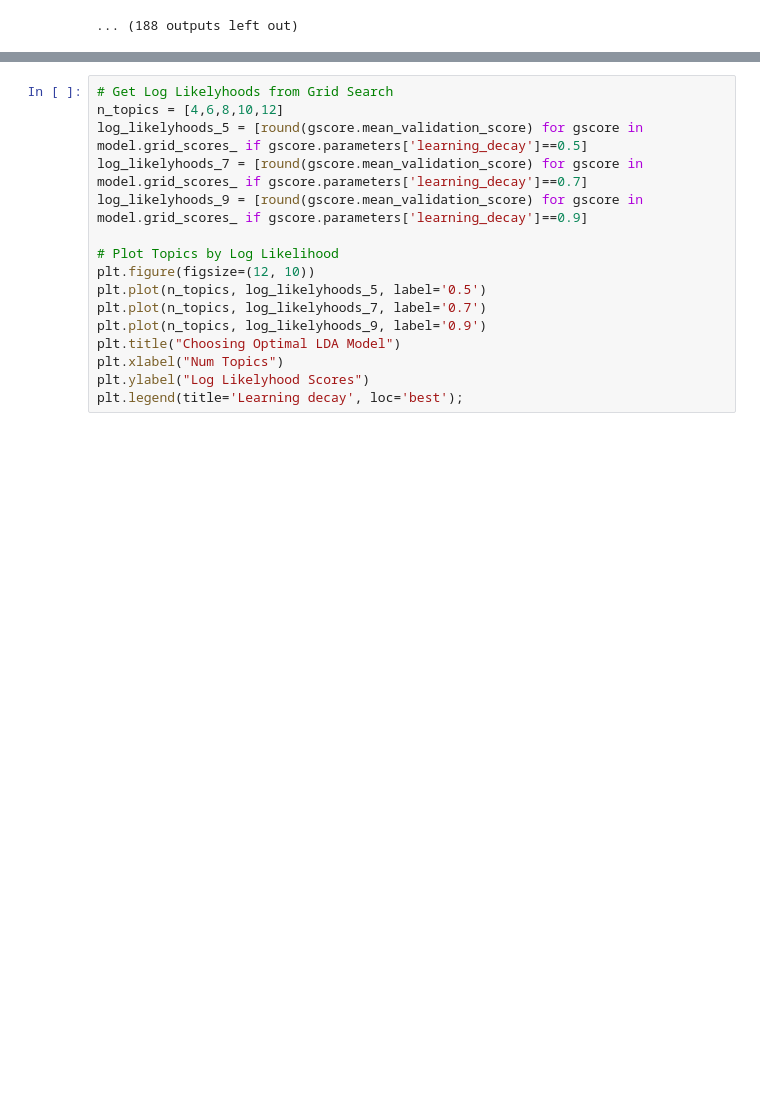
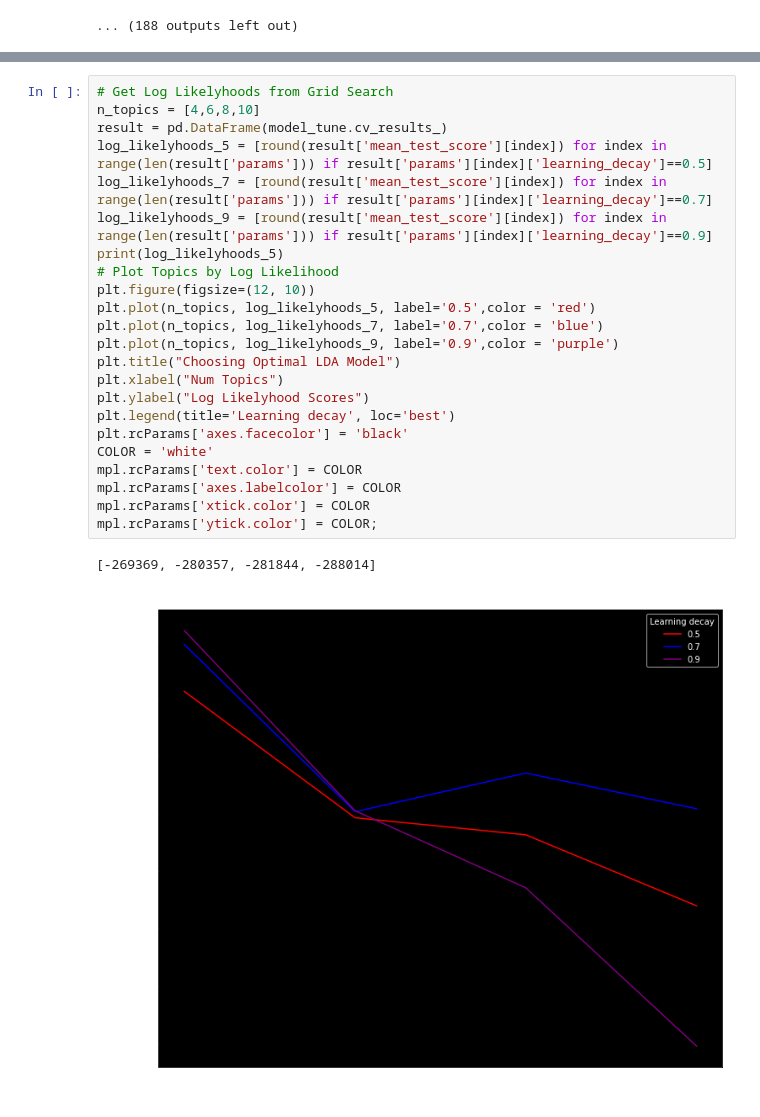
Before and after one commit to limesarelife/Milestone2, a Jupyter notebook: Backup_696_M2/unsupervised_subreddit_full_posts_lda.ipynb, the cells around one changed output, grey strips where cells are left out. Drawn from its saved outputs; the diff is of its cells as text; blank space fills up the shorter version.

Commit message:
finalized_lda_results
sklearn final results lda

```diff
--- a/Backup_696_M2/unsupervised_subreddit_full_posts_lda.ipynb
+++ b/Backup_696_M2/unsupervised_subreddit_full_posts_lda.ipynb
@@ -310,16 +319,26 @@ print("Model Perplexity: ", best_lda_model.perplexity(tf_idf))
 # %%
 # Get Log Likelyhoods from Grid Search
-n_topics = [4,6,8,10,12]
-log_likelyhoods_5 = [round(gscore.mean_validation_score) for gscore in model.grid_scores_ if gscore.parameters['learning_decay']==0.5]
-log_likelyhoods_7 = [round(gscore.mean_validation_score) for gscore in model.grid_scores_ if gscore.parameters['learning_decay']==0.7]
-log_likelyhoods_9 = [round(gscore.mean_validation_score) for gscore in model.grid_scores_ if gscore.parameters['learning_decay']==0.9]
-
+n_topics = [4,6,8,10]
+result = pd.DataFrame(model_tune.cv_results_)
+log_likelyhoods_5 = [round(result['mean_test_score'][index]) for index in range(len(result['params'])) if result['params'][index]['learning_decay']==0.5]
+log_likelyhoods_7 = [round(result['mean_test_score'][index]) for index in range(len(result['params'])) if result['params'][index]['learning_decay']==0.7]
+log_likelyhoods_9 = [round(result['mean_test_score'][index]) for index in range(len(result['params'])) if result['params'][index]['learning_decay']==0.9]
+print(log_likelyhoods_5)
 # Plot Topics by Log Likelihood
 plt.figure(figsize=(12, 10))
-plt.plot(n_topics, log_likelyhoods_5, label='0.5')
-plt.plot(n_topics, log_likelyhoods_7, label='0.7')
-plt.plot(n_topics, log_likelyhoods_9, label='0.9')
+plt.plot(n_topics, log_likelyhoods_5, label='0.5',color = 'red')
+plt.plot(n_topics, log_likelyhoods_7, label='0.7',color = 'blue')
+plt.plot(n_topics, log_likelyhoods_9, label='0.9',color = 'purple')
 plt.title("Choosing Optimal LDA Model")
 plt.xlabel("Num Topics")
 plt.ylabel("Log Likelyhood Scores")
-plt.legend(title='Learning decay', loc='best');
+plt.legend(title='Learning decay', loc='best')
+plt.rcParams['axes.facecolor'] = 'black'
+COLOR = 'white'
+mpl.rcParams['text.color'] = COLOR
+mpl.rcParams['axes.labelcolor'] = COLOR
+mpl.rcParams['xtick.color'] = COLOR
+mpl.rcParams['ytick.color'] = COLOR;
+# %% [output]
+[-269369, -280357, -281844, -288014]
+[figure, added]
```
Also changed, not shown: parts of 9 cells of this notebook.
